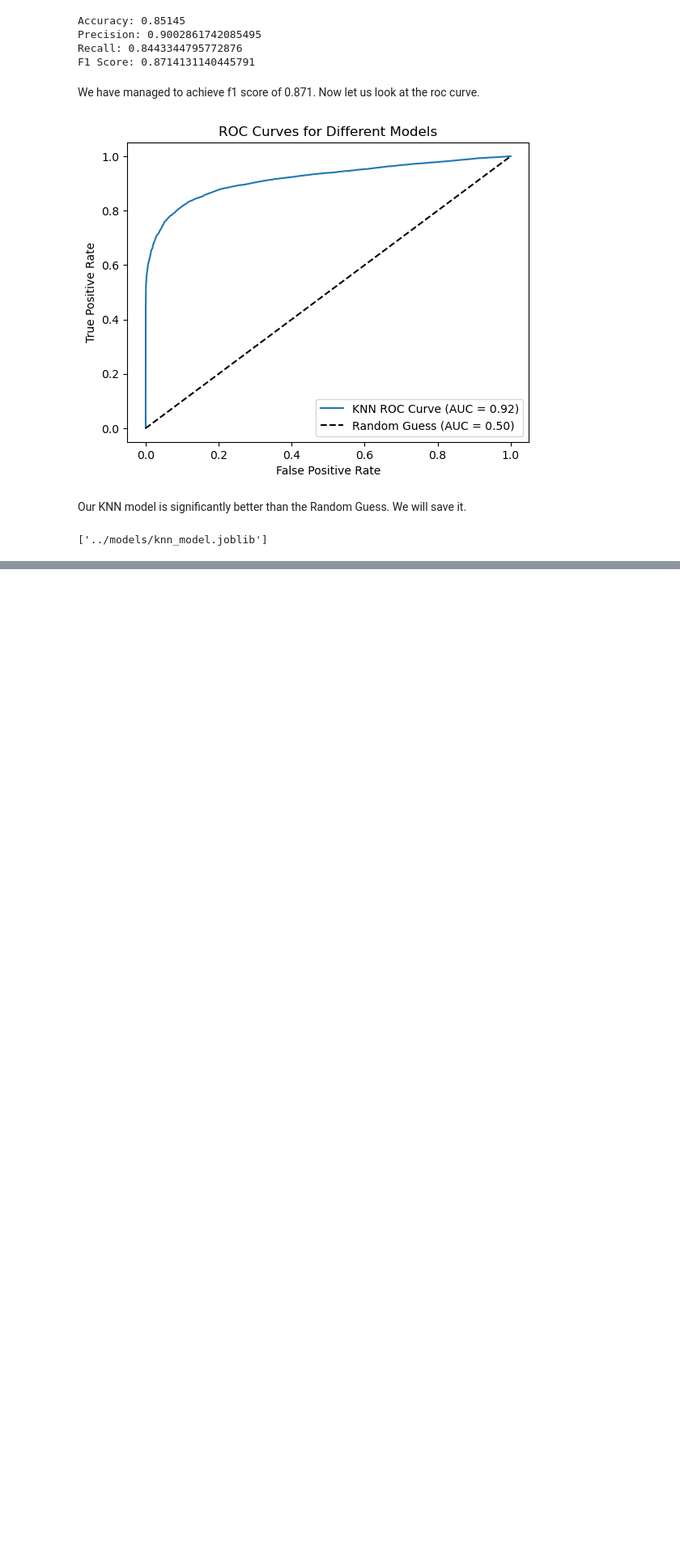
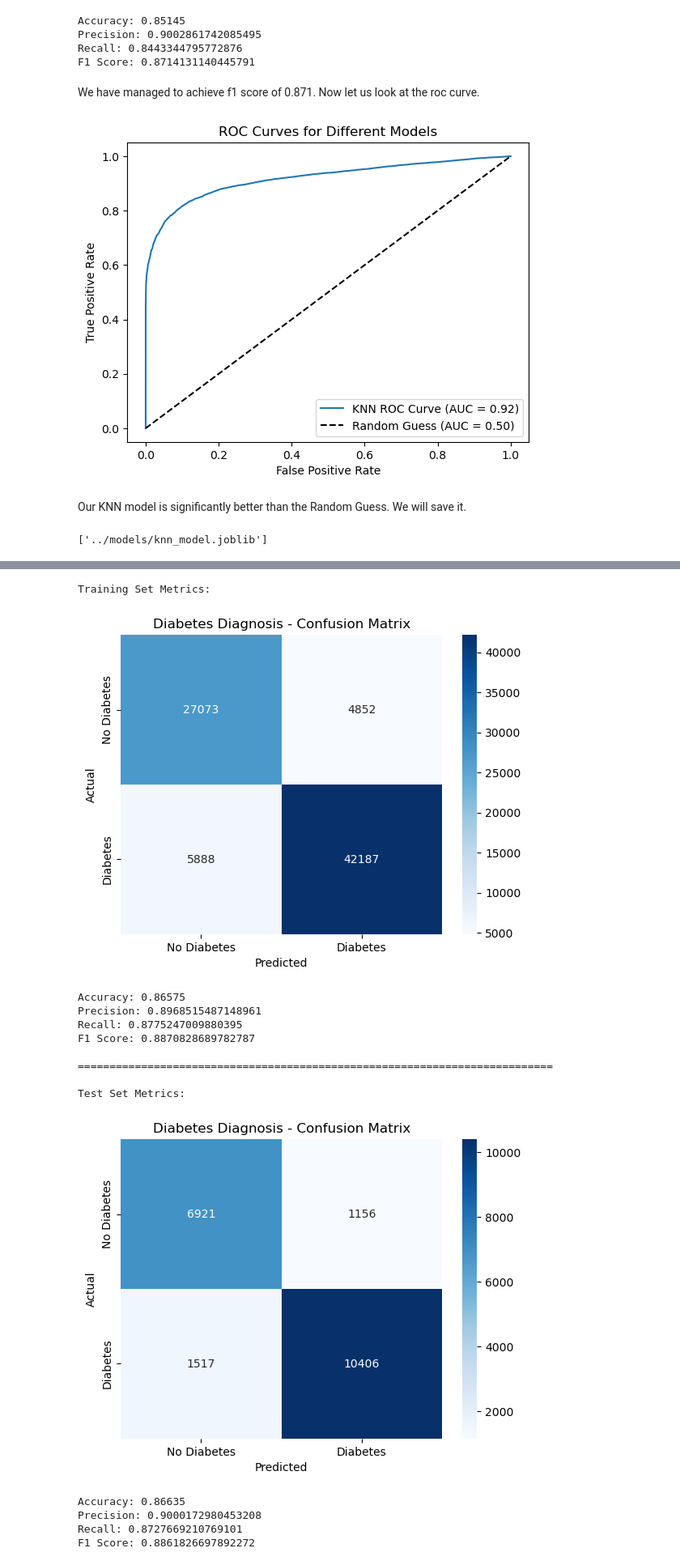
Before and after one commit to Sebastijan-Dominis/diabetes-insight, a Jupyter notebook: training/knn.ipynb, the cells around one changed output, grey strips where cells are left out. Shown: that part at 81% size. Saved outputs shown, nothing was run; the diff lists cells and outputs as text; code cells hidden in the pictures; blank space fills up the shorter version.

```diff
--- a/training/knn.ipynb
+++ b/training/knn.ipynb
@@ -285,0 +288,16 @@ joblib.dump(knn_final, "../models/knn_model.joblib")
+# %%
+parameters = {
+    "n_neighbors": [650, 700, 750, 800, 850, 900],
+    "weights": ["uniform", "distance"],
+    "p": [1, 2]
+}
+
+gridsearch = GridSearchCV(KNeighborsClassifier(), parameters, cv=5, scoring="f1", n_jobs=-1, verbose=1)
+
+gridsearch.fit(X_train, y_train)
+
+k = gridsearch.best_params_["n_neighbors"]
+weights = gridsearch.best_params_["weights"]
+p = gridsearch.best_params_["p"]
+
+gridsearch.best_params_
@@ -285,0 +307,31 @@ joblib.dump(knn_final, "../models/knn_model.joblib")
+# %%
+knn_6 = KNeighborsClassifier(n_neighbors=k, weights=weights, p=p, n_jobs=-1)
+knn_6.fit(X_train, y_train)
+
+y_train_pred = knn_6.predict(X_train)
+y_test_pred = knn_6.predict(X_test)
+
+y_train_pred_proba = knn_6.predict_proba(X_train)
+y_test_pred_proba = knn_6.predict_proba(X_test)
+# %%
+evaluate_metrics(y_train, y_train_pred, "Training Set Metrics:")
+
+print("\n" + "="*75 + "\n")
+
+evaluate_metrics(y_test, y_test_pred, "Test Set Metrics:")
+# %% [output]
+Training Set Metrics:
+[figure, added]
+Accuracy: 0.86575
+Precision: 0.8968515487148961
+Recall: 0.8775247009880395
+F1 Score: 0.8870828689782787
+
+===========================================================================
+
+Test Set Metrics:
+[figure, added]
+Accuracy: 0.86635
+Precision: 0.9000172980453208
+Recall: 0.8727669210769101
+F1 Score: 0.8861826697892272
```
Also changed, not shown: parts of 9 cells of this notebook, 1 other file.
